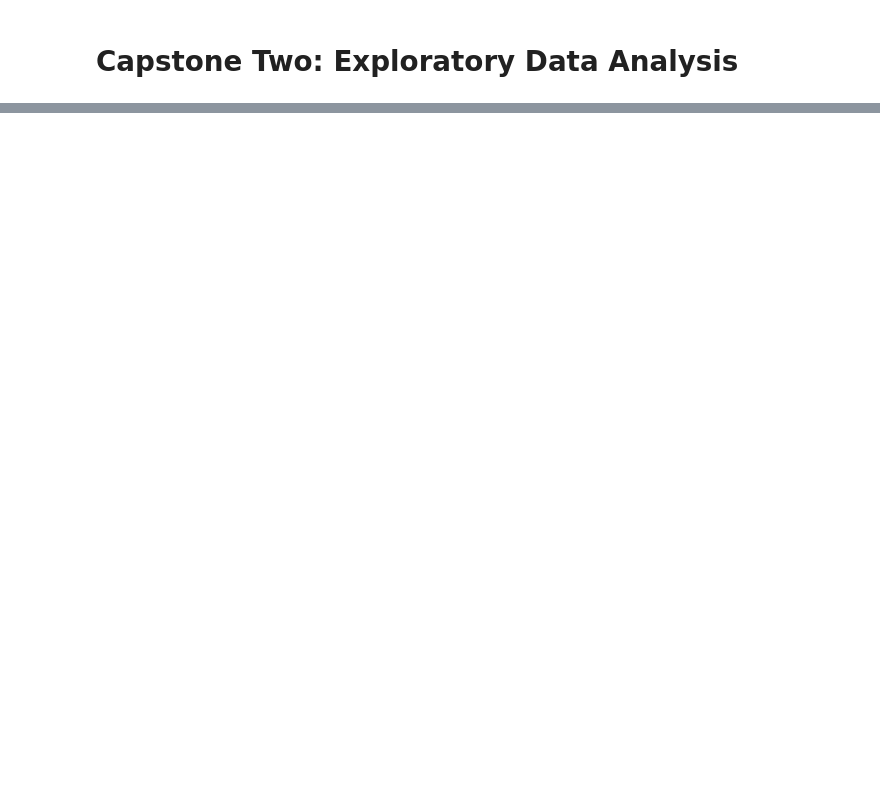
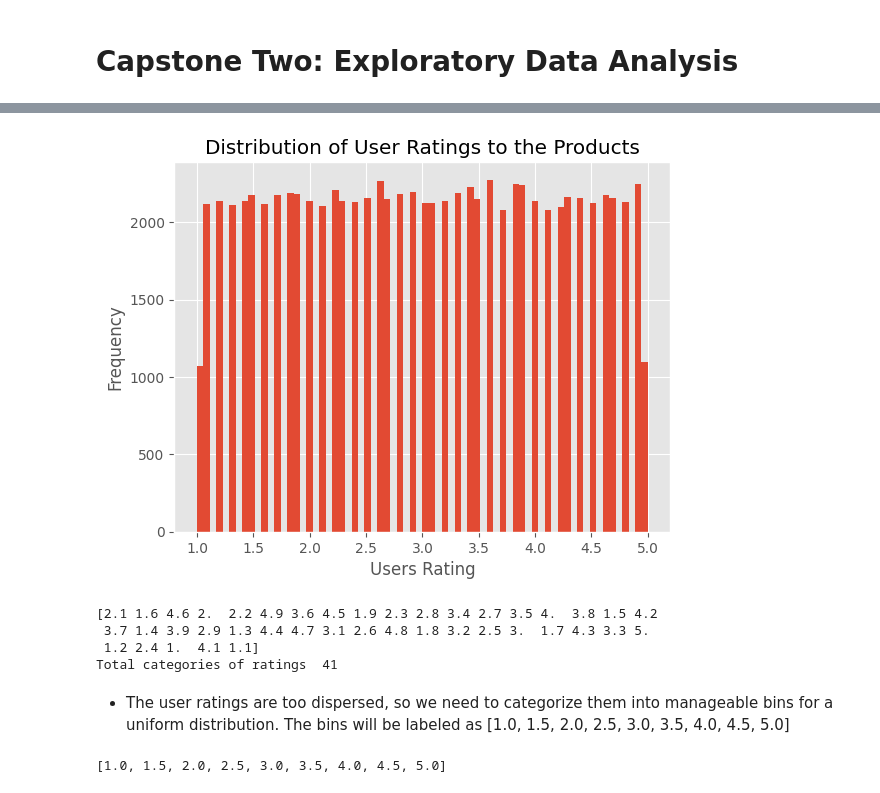
Before and after one commit to karma-gits/springboard, a Jupyter notebook: capstone two/2. EDA.ipynb, the cells around one changed output, grey strips where cells are left out. Drawn from its saved outputs; the diff is of its cells as text; code cells hidden in the pictures; blank space fills up the shorter version.

```diff
--- a/capstone two/2. EDA.ipynb
+++ b/capstone two/2. EDA.ipynb
@@ -19,0 +112,32 @@ df.head()
+# %%
+#Distribution of userRating for the products
+plt.hist(df['userRating'],bins=70)
+plt.title('Distribution of User Ratings to the Products')
+plt.xlabel('Users Rating')
+plt.ylabel('Frequency')
+plt.show()
+# %% [output]
+[figure, added]
+# %%
+# User Ratings to the Products
+print(df['userRating'].unique())
+print("Total categories of ratings ", len(df['userRating'].unique()))
+# %% [output]
+[2.1 1.6 4.6 2.  2.2 4.9 3.6 4.5 1.9 2.3 2.8 3.4 2.7 3.5 4.  3.8 1.5 4.2
+ 3.7 1.4 3.9 2.9 1.3 4.4 4.7 3.1 2.6 4.8 1.8 3.2 2.5 3.  1.7 4.3 3.3 5.
+ 1.2 2.4 1.  4.1 1.1]
+Total categories of ratings  41
+# %% [markdown]
+- The user ratings are too dispersed, so we need to categorize them into manageable bins for a uniform distribution. The bins will be labeled as [1.0, 1.5, 2.0, 2.5, 3.0, 3.5, 4.0, 4.5, 5.0]
+# %%
+# Define the bins for the new ratings
+bins = [0, 1, 1.5, 2, 2.5, 3, 3.5, 4, 4.5, 5]
+# Create labels for the bins
+labels = ['1', '1.5', '2', '2.5', '3', '3.5', '4', '4.5', '5']
+
+# Use pd.cut() to create a new column with the new ratings
+df['newRating'] = pd.to_numeric(pd.cut(df['userRating'], bins=bins, labels=labels, include_lowest=True))
+###
+sorted(df['newRating'].unique())
+# %% [output]
+[1.0, 1.5, 2.0, 2.5, 3.0, 3.5, 4.0, 4.5, 5.0]
```
Also changed, not shown: parts of 11 cells of this notebook.
